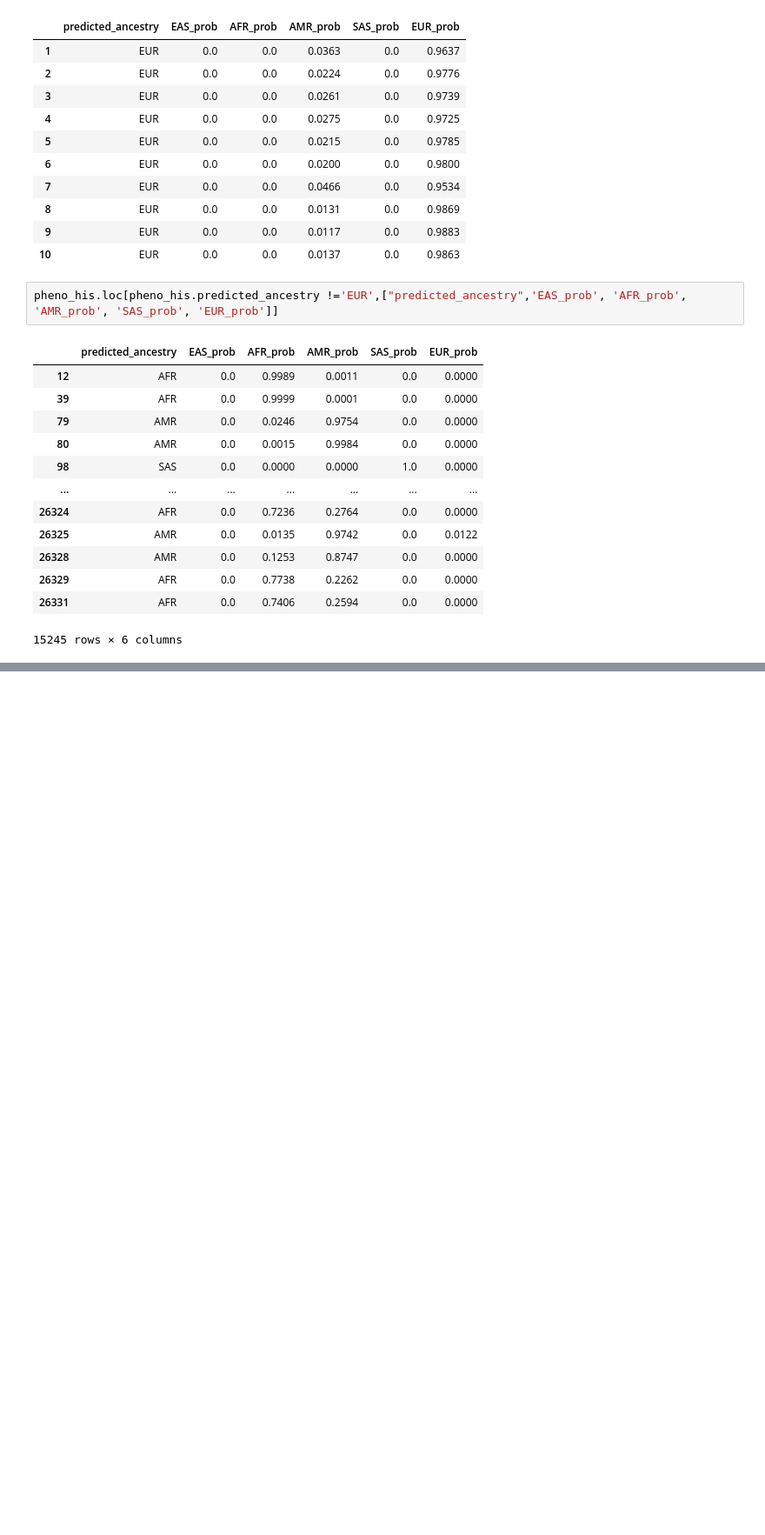
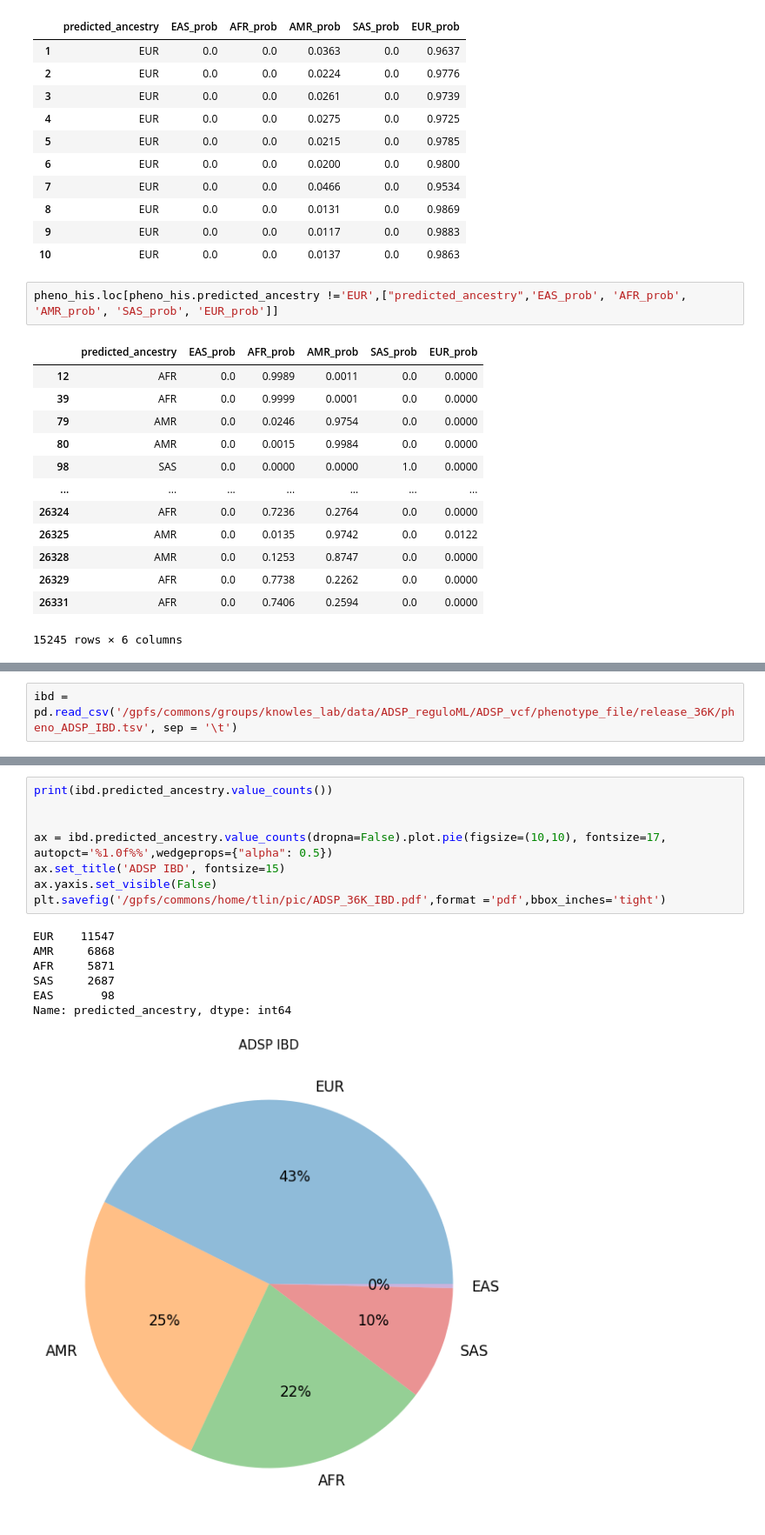
Before and after one commit to teresa-sansan/ADSP_polyfun, a Jupyter notebook: data_processing/phenotype/merge_pheno_pc_population.ipynb, the cells around one changed output, grey strips where cells are left out. Shown at 87% size. Saved outputs shown, nothing was run; the diff lists cells and outputs as text; blank space fills up the shorter version.

```diff
--- a/data_processing/phenotype/merge_pheno_pc_population.ipynb
+++ b/data_processing/phenotype/merge_pheno_pc_population.ipynb
@@ -384,0 +397,2 @@ pheno_his.loc[pheno_his.predicted_ancestry !='EUR',["predicted_ancestry",'EAS_pr
+# %%
+ibd = pd.read_csv('/gpfs/commons/groups/knowles_lab/data/ADSP_reguloML/ADSP_vcf/phenotype_file/release_36K/pheno_ADSP_IBD.tsv', sep = '\t')
@@ -384,0 +410,16 @@ pheno_his.loc[pheno_his.predicted_ancestry !='EUR',["predicted_ancestry",'EAS_pr
+# %%
+print(ibd.predicted_ancestry.value_counts())
+
+
+ax = ibd.predicted_ancestry.value_counts(dropna=False).plot.pie(figsize=(10,10), fontsize=17,  autopct='%1.0f%%',wedgeprops={"alpha": 0.5})
+ax.set_title('ADSP IBD', fontsize=15)
+ax.yaxis.set_visible(False)
+plt.savefig('/gpfs/commons/home/tlin/pic/ADSP_36K_IBD.pdf',format ='pdf',bbox_inches='tight')
+# %% [output]
+EUR    11547
+AMR     6868
+AFR     5871
+SAS     2687
+EAS       98
+Name: predicted_ancestry, dtype: int64
+[figure, added]
```
Also changed, not shown: parts of 5 cells of this notebook, 2 other files.
